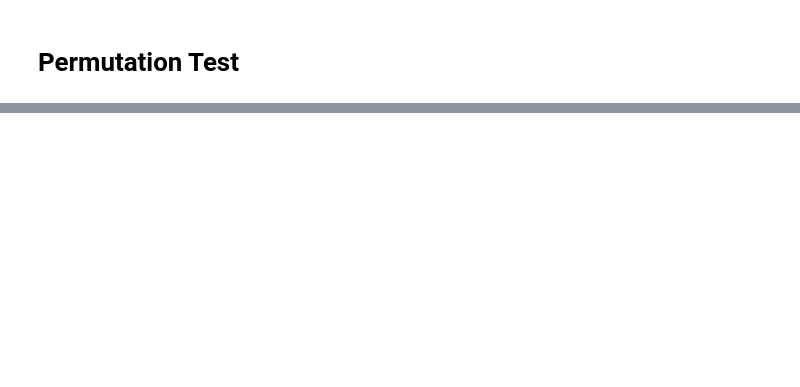
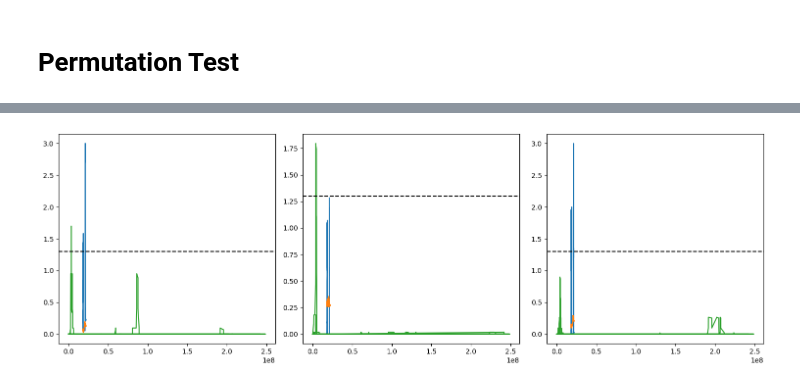
Before and after one commit to kpaskov/SibpairLinkage, a Jupyter notebook: analysis/Experimenting-With-Stats.ipynb, the cells around one changed output, grey strips where cells are left out. Saved outputs shown, nothing was run; the diff lists cells and outputs as text; code cells hidden in the pictures; blank space fills up the shorter version.

```diff
--- a/analysis/Experimenting-With-Stats.ipynb
+++ b/analysis/Experimenting-With-Stats.ipynb
@@ -74,3 +130,31 @@ print(np.min(z_anc, axis=0))
+# %%
+plt.figure(figsize=(15, 5))
+
+plt.subplot(1, 3, 1)
+plt.plot(intervals[0, :], np.clip(-np.log10(z_anc[:, 0]), 0, 5))
+plt.plot(intervals_spark[0, :], np.clip(-np.log10(z_anc_spark[:, 0]), 0, 5))
+#plt.plot(intervals_ancestry[0, :], np.clip(-np.log10(z_anc_ancestry[:, 0]), 0, 5))
+plt.plot(intervals2[0, :], np.clip(-np.log10(z2_mat), 0, 5))
+plt.axhline(-np.log10(0.05), color='black', linestyle='--')
+
+plt.subplot(1, 3, 2)
+plt.plot(intervals[0, :], np.clip(-np.log10(z_anc[:, 1]), 0, 5))
+plt.plot(intervals_spark[0, :], np.clip(-np.log10(z_anc_spark[:, 1]), 0, 5))
+#plt.plot(intervals_ancestry[0, :], np.clip(-np.log10(z_anc_ancestry[:, 1]), 0, 5))
+plt.plot(intervals2[0, :], np.clip(-np.log10(z2_pat), 0, 5))
+plt.axhline(-np.log10(0.05), color='black', linestyle='--')
+
+plt.subplot(1, 3, 3)
+plt.plot(intervals[0, :], np.clip(-np.log10(z_anc[:, 2]), 0, 5))
+plt.plot(intervals_spark[0, :], np.clip(-np.log10(z_anc_spark[:, 2]), 0, 5))
+#plt.plot(intervals_ancestry[0, :], np.clip(-np.log10(z_anc_ancestry[:, 2]), 0, 5))
+plt.plot(intervals2[0, :], np.clip(-np.log10(z2), 0, 5))
+plt.axhline(-np.log10(0.05), color='black', linestyle='--')
+
+plt.tight_layout()
+plt.show()
+# %% [output]
+[figure, added]
 # %%
 plt.hist(np.log10(intervals0[1, :]-intervals0[0, :]),
          bins=np.arange(0, 8, 0.1), alpha=0.5, density=True)
```
Also changed, not shown: parts of 87 cells of this notebook, 4 other files.
